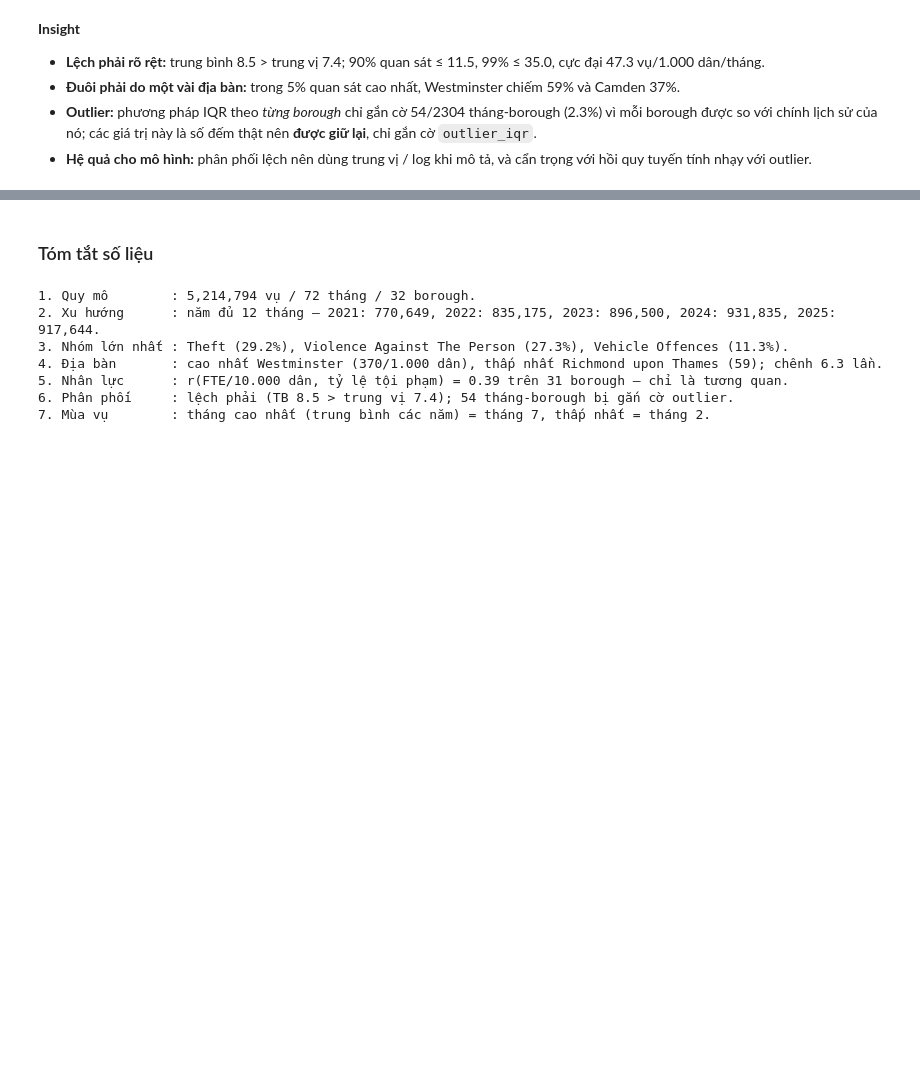
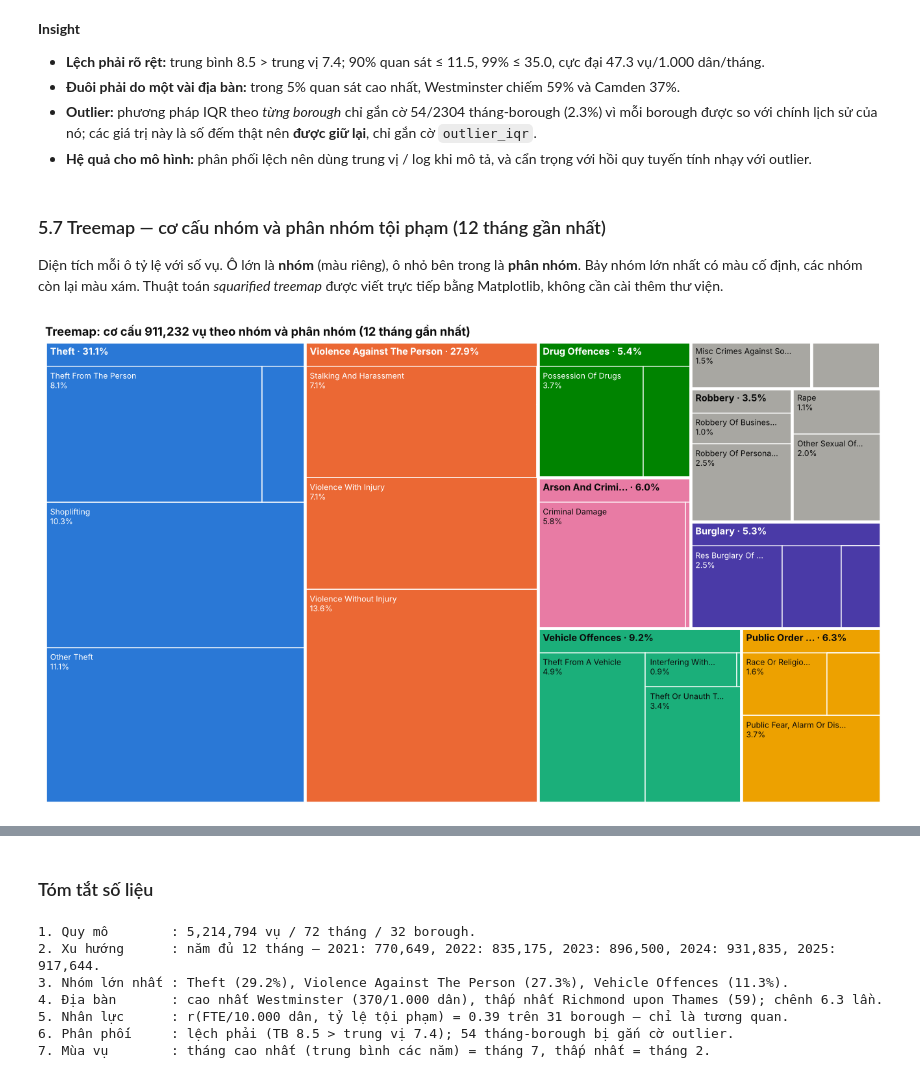
Before and after one commit to raphaelkzz/London-Crime-Visualization, a Jupyter notebook: notebooks/preprocess.ipynb, the cells around one changed output, grey strips where cells are left out. Drawn from its saved outputs; the diff is of its cells as text; code cells hidden in the pictures; blank space fills up the shorter version.

```diff
--- a/notebooks/preprocess.ipynb
+++ b/notebooks/preprocess.ipynb
@@ -1122,3 +1197,81 @@ insight(
 - **Đuôi phải do một vài địa bàn:** trong 5% quan sát cao nhất, Westminster chiếm 59% và Camden 37%.
 - **Outlier:** phương pháp IQR theo *từng borough* chỉ gắn cờ 54/2304 tháng-borough (2.3%) vì mỗi borough được so với chính lịch sử của nó; các giá trị này là số đếm thật nên **được giữ lại**, chỉ gắn cờ `outlier_iqr`.
 - **Hệ quả cho mô hình:** phân phối lệch nên dùng trung vị / log khi mô tả, và cẩn trọng với hồi quy tuyến tính nhạy với outlier.
+# %% [markdown]
+### 5.7 Treemap — cơ cấu nhóm và phân nhóm tội phạm (12 tháng gần nhất)
+Diện tích mỗi ô tỷ lệ với số vụ. Ô lớn là **nhóm** (màu riêng), ô nhỏ bên trong là **phân nhóm**. Bảy nhóm lớn nhất có màu cố định, các nhóm còn lại màu xám. Thuật toán *squarified treemap* được viết trực tiếp bằng Matplotlib, không cần cài thêm thư viện.
+# %%
+import matplotlib.patches as mpatches
+
+CATEGORICAL = ['#2a78d6', '#eb6834', '#1baf7a', '#eda100', '#e87ba4', '#008300', '#4a3aa7']
+OTHER_GRAY = '#a8a7a2'
+DARK_TEXT = {'#1baf7a', '#eda100', '#e87ba4', OTHER_GRAY}          # nền sáng → chữ tối cho dễ đọc
+
+
+def squarify(values, x, y, w, h):
+    """Squarified treemap (Bruls et al., 2000). values đã sắp giảm dần; trả về [(x, y, w, h), ...] cùng thứ tự."""
+    total = sum(values)
+    areas = [v * w * h / total for v in values]
+    rects = []
+
+    def worst(row, side):
+        s = sum(row)
+        return max(max(side ** 2 * r / s ** 2, s ** 2 / (side ** 2 * r)) for r in row)
+
+    def place(row, x, y, w, h):
+        s = sum(row)
+        if w >= h:                                   # xếp một cột dọc bên trái
+            cw, cy = s / h, y
+            for a in row:
+                rects.append((x, cy, cw, a / cw)); cy += a / cw
+            return x + cw, y, w - cw, h
+        rh, cx = s / w, x                            # xếp một hàng ngang phía dưới
+        for a in row:
+            rects.append((cx, y, a / rh, rh)); cx += a / rh
+        return x, y + rh, w, h - rh
+
+    row = []
+    for a in areas:
+        side = min(w, h)
+        if not row or worst(row + [a], side) <= worst(row, side):
+            row.append(a)
+        else:
+            x, y, w, h = place(row, x, y, w, h)
+            row = [a]
+    if row:
+        place(row, x, y, w, h)
+    return rects
+
+
+tm = (facts_borough[facts_borough.month.isin(last12)]
+      .groupby(['crime_group', 'crime_subgroup']).crime_count.sum().loc[lambda s: s > 0])
+groups = tm.groupby(level=0).sum().sort_values(ascending=False)
+group_color = {g: (CATEGORICAL[i] if i < len(CATEGORICAL) else OTHER_GRAY) for i, g in enumerate(groups.index)}
+total12 = int(groups.sum())
+
+fig, ax = plt.subplots(figsize=(12, 7))
+W_, H_ = 100, 60
+for (gx, gy, gw, gh), group in zip(squarify(groups.tolist(), 0, 0, W_, H_), groups.index):
+    color = group_color[group]
+    ink = INK if color in DARK_TEXT else 'white'
+    subs = tm.loc[group].sort_values(ascending=False)
+    head = 3.2 if gh > 8 and gw > 12 else 0                         # chừa chỗ ghi tên nhóm
+    ax.add_patch(mpatches.Rectangle((gx, gy), gw, gh, facecolor=color, edgecolor='none'))   # nền dải tên nhóm
+    for (sx, sy, sw, sh), (sub, n) in zip(squarify(subs.tolist(), gx, gy, gw, gh - head), subs.items()):
+        ax.add_patch(mpatches.Rectangle((sx, sy), sw, sh, facecolor=color, edgecolor='white', linewidth=1, alpha=.85))
+        if sw > 10 and sh > 4:                                         # chỉ ghi nhãn ô đủ lớn
+            limit = int(sw * 1.6)
+            name = sub.title() if len(sub) <= limit else sub.title()[:limit - 1] + '…'
+            ax.text(sx + .6, sy + sh - .6, f'{name}\n{n / total12:.1%}', va='top', ha='left', fontsize=8, color=ink)
+    ax.add_patch(mpatches.Rectangle((gx, gy), gw, gh, fill=False, edgecolor='white', linewidth=3))
+    if head:
+        label = f'{group.title()} · {groups[group] / total12:.1%}'
+        if len(label) > gw * 1.3:
+            label = f'{group.title()[:int(gw * 1.3) - 8]}… · {groups[group] / total12:.1%}'
+        ax.text(gx + .6, gy + gh - .5, label, va='top', ha='left',
+                fontsize=9.5, fontweight='bold', color=ink)
+ax.set_xlim(0, W_); ax.set_ylim(0, H_); ax.axis('off')
+ax.set_title(f'Treemap: cơ cấu {total12:,} vụ theo nhóm và phân nhóm (12 tháng gần nhất)')
+plt.tight_layout(); plt.show()
+# %% [output]
+[figure, added]
```
Also changed, not shown: parts of 21 cells of this notebook, 1 other file.
